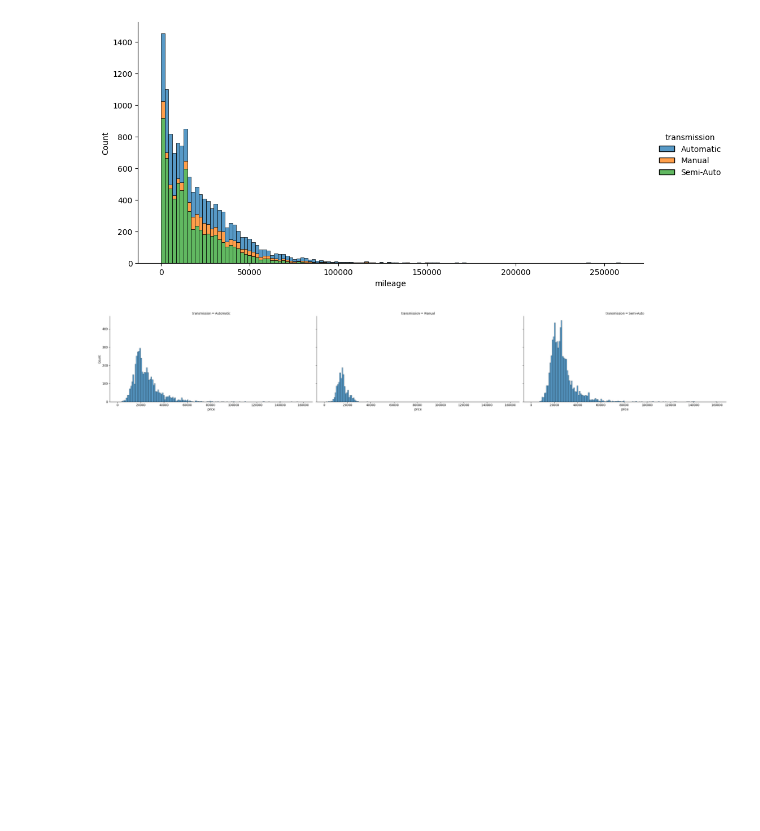
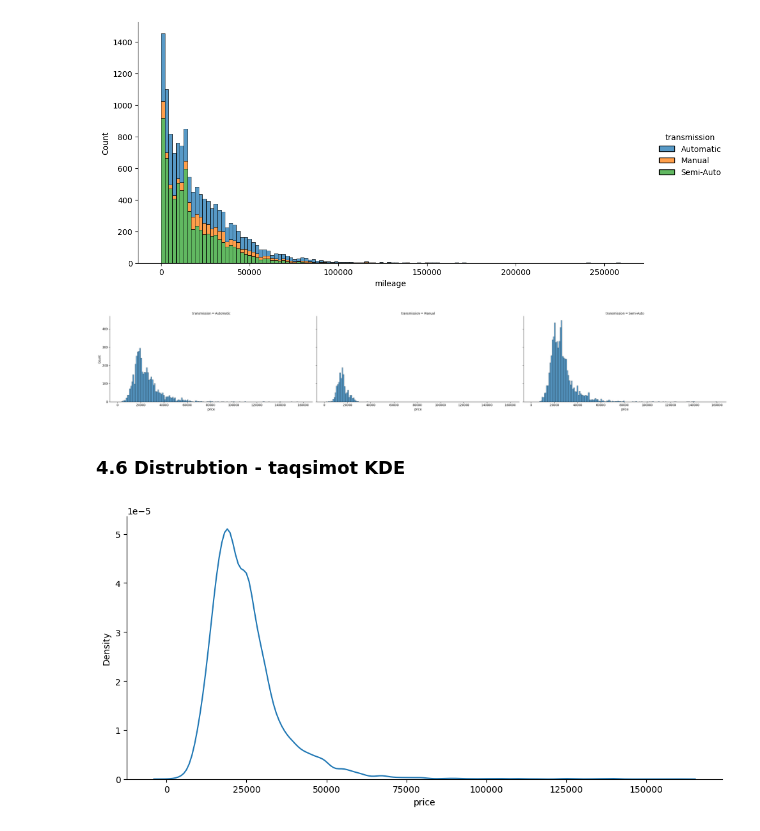
Before and after one commit to Shermukhammat/Mohirdev_Data_Science_praktikum, a Jupyter notebook: visualization/11__distribution.ipynb, the cells around one changed output. Saved outputs shown, nothing was run; the diff lists cells and outputs as text; code cells hidden in the pictures; blank space fills up the shorter version.

Commit message:
I finished distrubition KD plot lesson notes

```diff
--- a/visualization/11__distribution.ipynb
+++ b/visualization/11__distribution.ipynb
@@ -54,3 +54,10 @@ sns.displot(data = df, x = 'price', col = 'transmission', height = 5, aspect = 2
 plt.show()
 # %% [output]
 [figure]
+# %% [markdown]
+### 4.6 Distrubtion - taqsimot KDE
+# %%
+sns.displot(data = df, x = 'price', kind = 'kde', height = 5, aspect = 2)
+plt.show()
+# %% [output]
+[figure, added]
```
Also changed, not shown: parts of 2 cells of this notebook.
